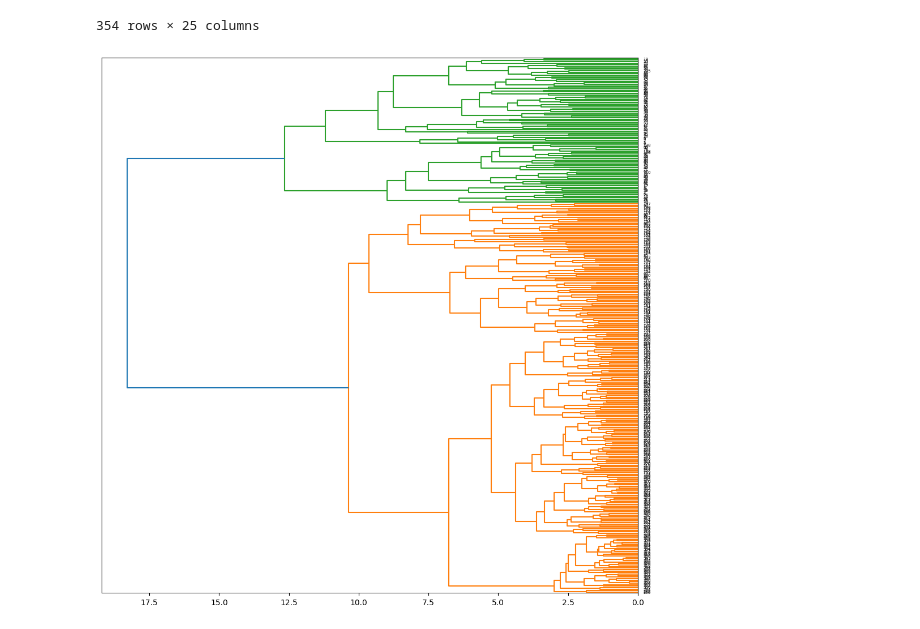
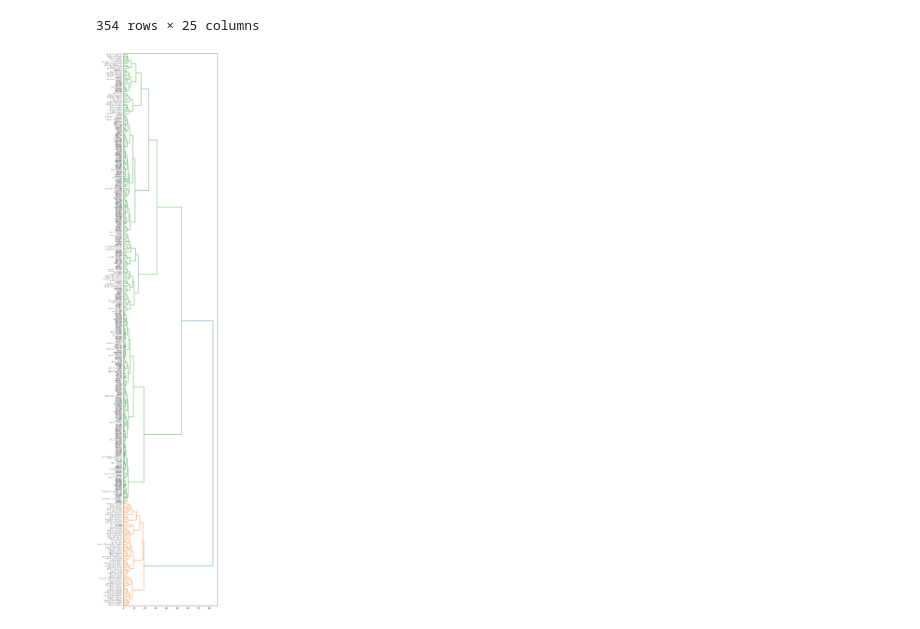
Before and after one commit to rintaromasuda/bleaguebydata, a Jupyter notebook: projects/clustering202223/clustering.ipynb, the cells around one changed output. Drawn from its saved outputs; the diff is of its cells as text; code cells hidden in the pictures.

```diff
--- a/projects/clustering202223/clustering.ipynb
+++ b/projects/clustering202223/clustering.ipynb
@@ -65,12 +58,14 @@ df[target_columns]
 # %%
 ss = StandardScaler()
 X = ss.fit_transform(df[target_columns])
 
-row_clusters = linkage(X, method='complete', metric='euclidean')
+row_clusters = linkage(X, method='ward', metric='euclidean')
 
-fig = plt.figure(figsize=(10,10))
-dendrogram(row_clusters, labels=df.index, orientation='left')
+fig = plt.figure(figsize=(8,36))
+dendrogram(row_clusters, labels=df[:]['PLAYER'].values, orientation='right')
+plt.yticks(fontsize=7)
 plt.tight_layout()
+plt.savefig('./dendrogram.jpg')
 plt.show()
 # %% [output]
-[figure, old version]
+[figure, new version]
```
Also changed, not shown: parts of 2 cells of this notebook, 1 other file.
